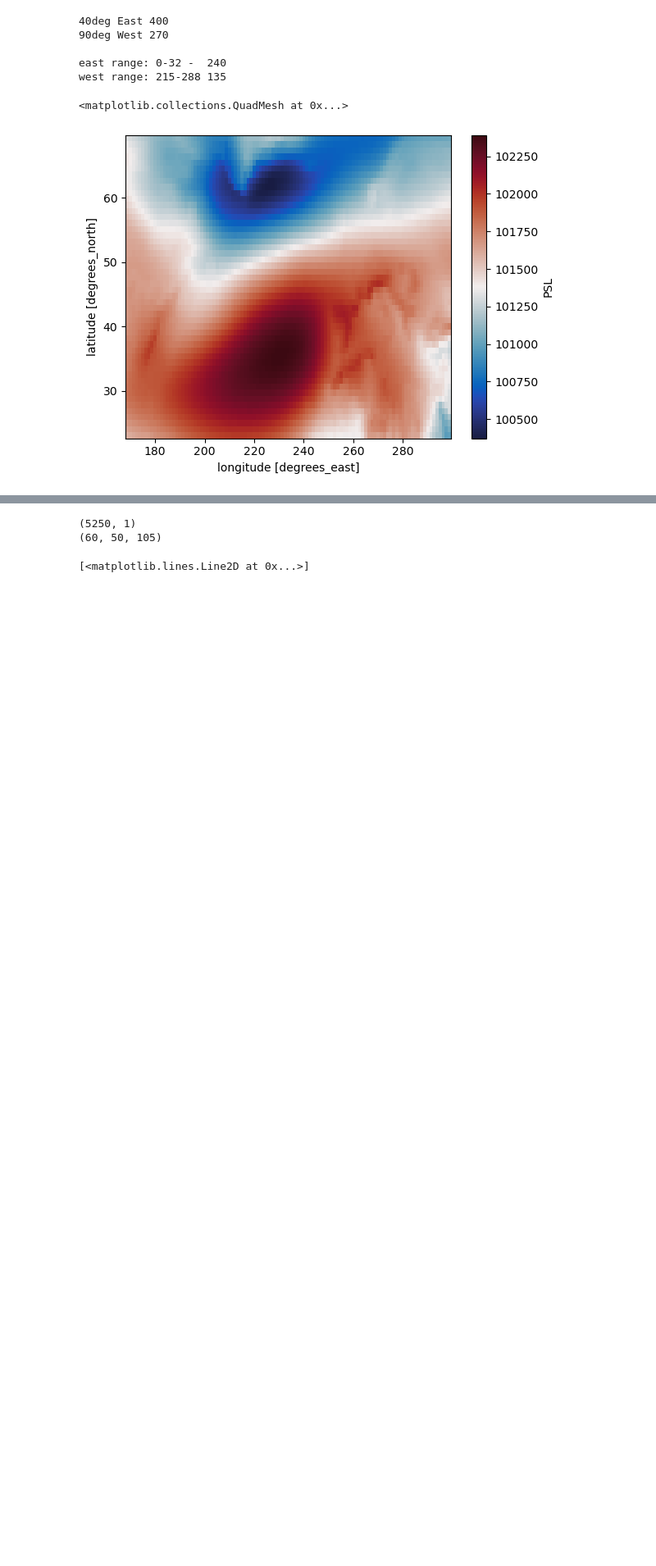
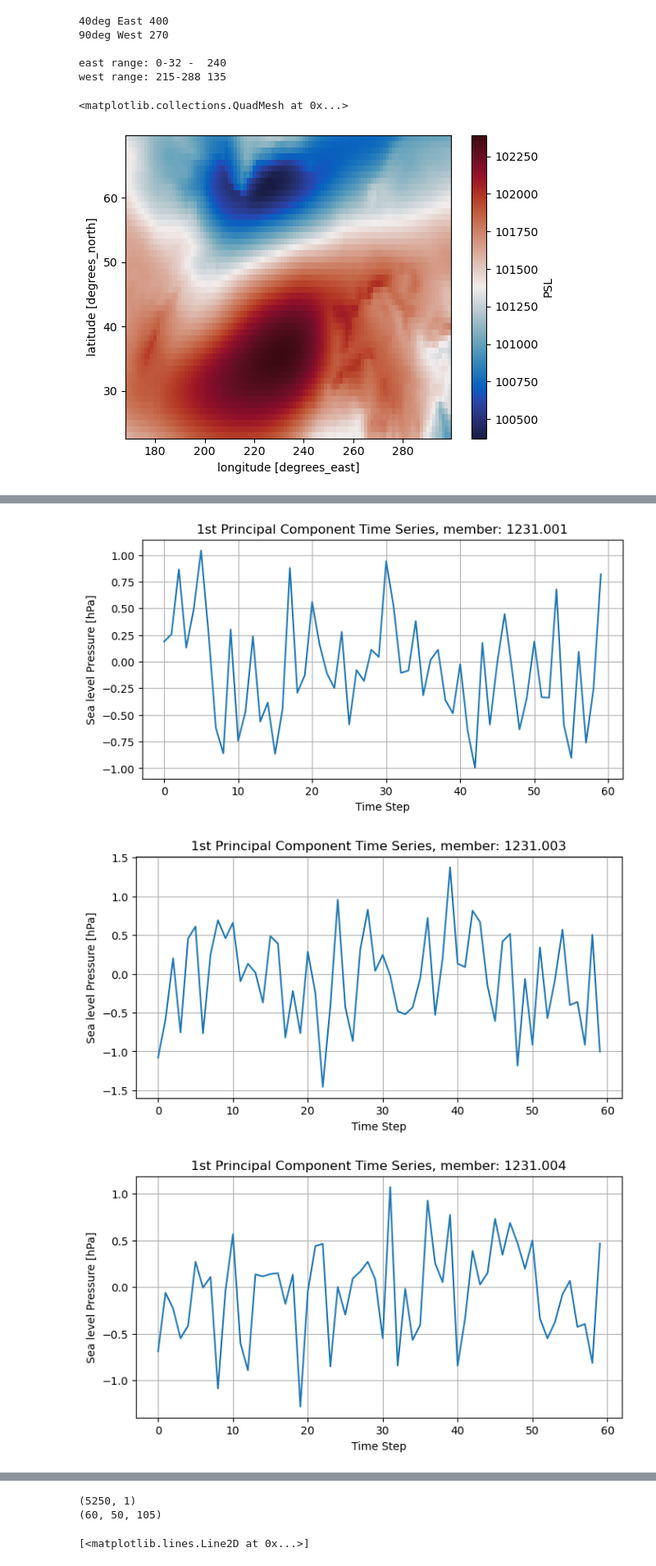
Before and after one commit to inagler/current, a Jupyter notebook: NAO.ipynb, the cells around one changed output, grey strips where cells are left out. Shown at 82% size. Cells and saved outputs as stored; diff of their text form; code cells hidden in the pictures; blank space fills up the shorter version.

```diff
--- a/NAO.ipynb
+++ b/NAO.ipynb
@@ -186,0 +195,5 @@ weights = ps_ds.gw.isel(lat=slice(120,170)).values
+# %%
+psl_files = sorted( glob.glob('/Data/gfi/share/ModData/CESM2_LENS2/ocean/monthly/comp/psl_composite_*.nc'))
+
+for file in psl_files:
+    print(file[-11:-3])
@@ -186,0 +214,56 @@ weights = ps_ds.gw.isel(lat=slice(120,170)).values
+# %%
+psl_files = sorted( glob.glob('/Data/gfi/share/ModData/CESM2_LENS2/ocean/monthly/comp/psl_composite_*.nc'))
+
+for file in psl_files:
+    psl_ds = xr.open_dataset(file)
+
+    reduced_ds = psl_ds.roll(lon=-80).isel(lat=slice(120,170), lon=slice(135, 240))
+
+    data = reduced_ds.PSL.values
+    weights = reduced_ds.gw.isel(time=0).values
+    weights = weights[np.newaxis, :,  np.newaxis]
+
+    # spatial weighting
+    weighted_data = data * weights
+    # reshape data into a 2D array (time, space)
+    shape = weighted_data.shape
+    data_2d = weighted_data.reshape(shape[0], -1)
+
+    # mean per time step
+    mean_per_time_step = np.nanmean(data_2d, axis=1)
+    # replace nans with mean of time step
+    nan_indices = np.isnan(data_2d)
+    data_2d[nan_indices] = np.take(mean_per_time_step, np.where(nan_indices)[0])
+
+    # mean per location
+    mean = np.mean(data_2d, axis=0)
+    # center data
+    centered_data = data_2d - mean
+
+    # covariance matrix
+    cov_matrix = np.cov(centered_data, rowvar=False)
+    # eigen decomposition
+    eigenvalues, eigenvectors = np.linalg.eigh(cov_matrix)
+    # sort eigenvalues and eigenvectors in descending order
+    sorted_indices = np.argsort(eigenvalues)[::-1]
+    eigenvalues = eigenvalues[sorted_indices]
+    eigenvectors = eigenvectors[:, sorted_indices]
+    first_principal_component = np.dot(centered_data, eigenvectors[:, 0])
+    first_principal_component = first_principal_component[:-1]
+
+    # Generate x-axis values (assuming each time step corresponds to an index)
+    time_steps = range(len(first_principal_component))
+
+    # Plot the 1st principal component time series
+    plt.figure(figsize=(8, 4))
+    plt.plot(time_steps, first_principal_component*1e-2)
+    plt.title('1st Principal Component Time Series, member: '+str(file[-11:-3]))
+    plt.xlabel('Time Step')
+    plt.ylabel('Sea level Pressure [hPa]')
+    plt.grid(True)
+    #plt.show()
+    plt.savefig(os.path.expanduser('~/phase1_CONDA/results/')+'NAO_index_'+str(file[-11:-3])+'.png', bbox_inches='tight', dpi=300)
+# %% [output]
+[figure, added]
+[figure, added]
+[figure, added]
```
Also changed, not shown: parts of 21 cells of this notebook, 7 other files.
